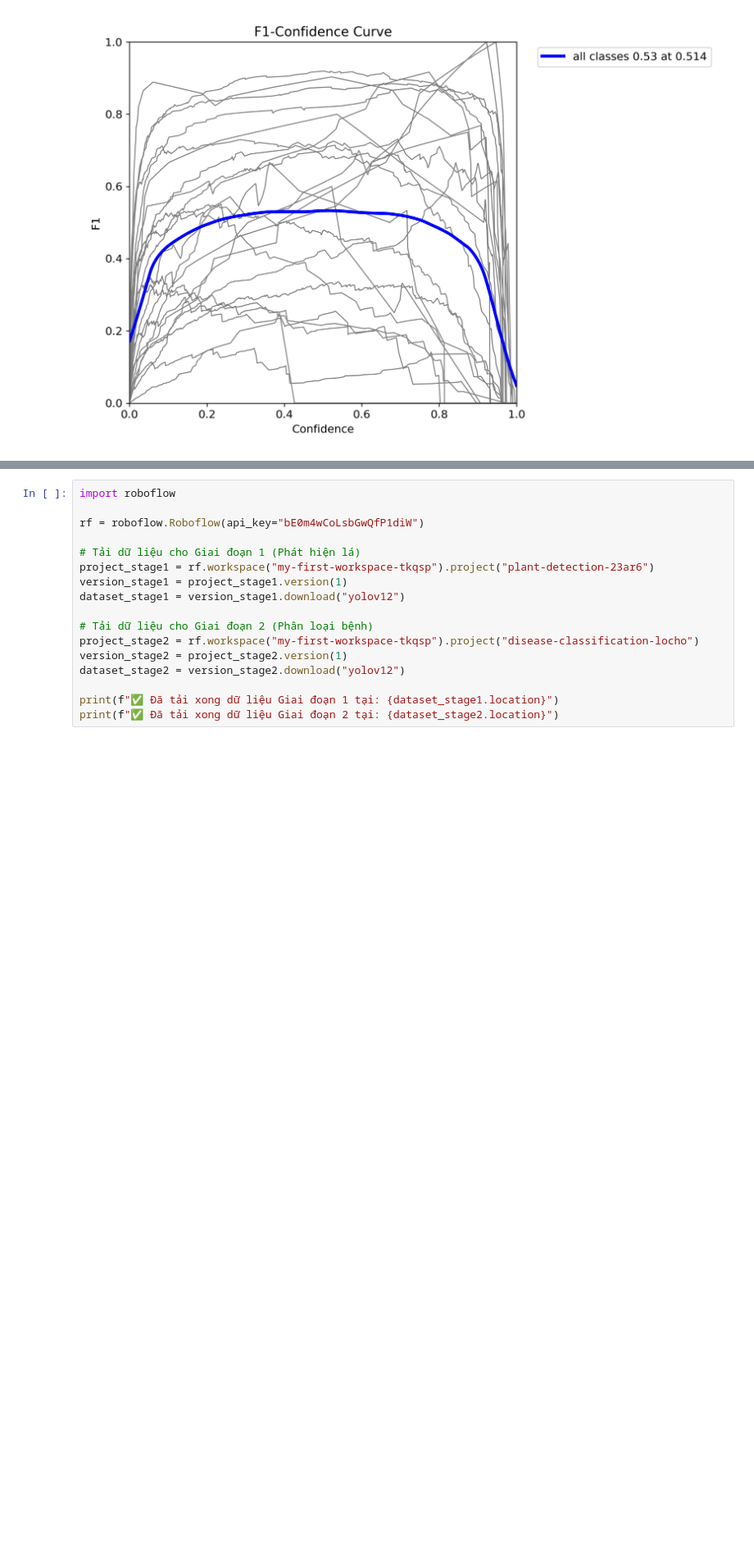
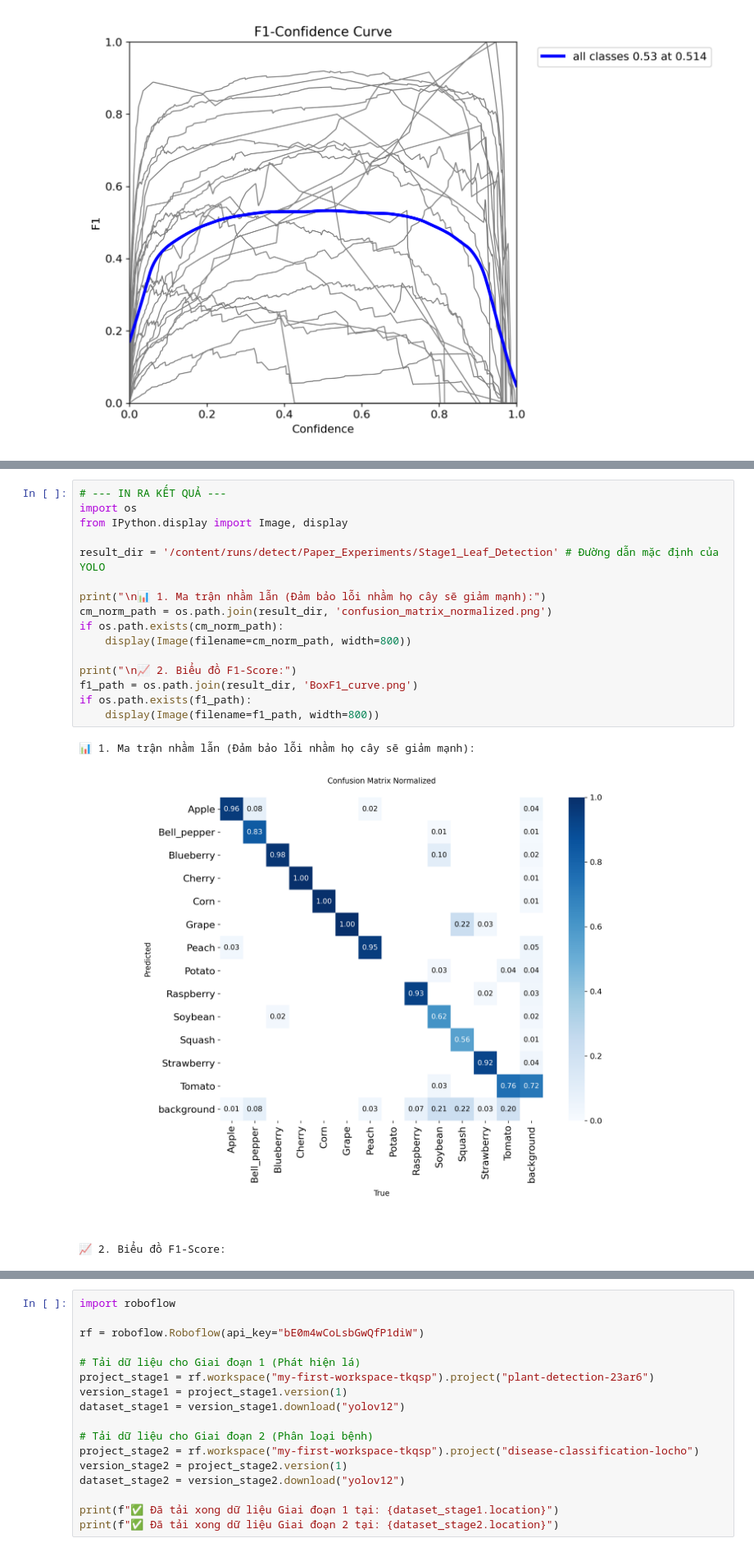
Before and after one commit to Hoanghieu003/detection-and-classification-plant-diseases, a Jupyter notebook: Custom-Pipeline-Detection-Classification.ipynb, the cells around one changed output, grey strips where cells are left out. Shown at 82% size. Saved outputs shown, nothing was run; the diff lists cells and outputs as text; blank space fills up the shorter version.

```diff
--- a/Custom-Pipeline-Detection-Classification.ipynb
+++ b/Custom-Pipeline-Detection-Classification.ipynb
@@ -124,0 +159,20 @@ ERROR: No matching distribution found for roboflowroboflow
+# %%
+# --- IN RA KẾT QUẢ ---
+import os
+from IPython.display import Image, display
+
+result_dir = '/content/runs/detect/Paper_Experiments/Stage1_Leaf_Detection' # Đường dẫn mặc định của YOLO
+
+print("\n📊 1. Ma trận nhầm lẫn (Đảm bảo lỗi nhầm họ cây sẽ giảm mạnh):")
+cm_norm_path = os.path.join(result_dir, 'confusion_matrix_normalized.png')
+if os.path.exists(cm_norm_path):
+    display(Image(filename=cm_norm_path, width=800))
+
+print("\n📈 2. Biểu đồ F1-Score:")
+f1_path = os.path.join(result_dir, 'BoxF1_curve.png')
+if os.path.exists(f1_path):
+    display(Image(filename=f1_path, width=800))
+# %% [output]
+📊 1. Ma trận nhầm lẫn (Đảm bảo lỗi nhầm họ cây sẽ giảm mạnh):
+[figure, added]
+📈 2. Biểu đồ F1-Score:
```
Also changed, not shown: parts of 4 cells of this notebook.
